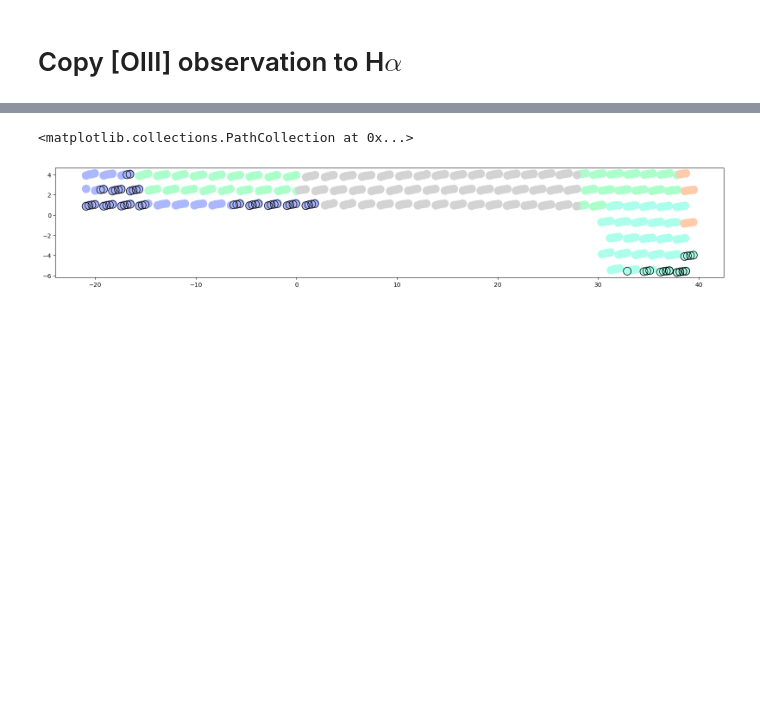
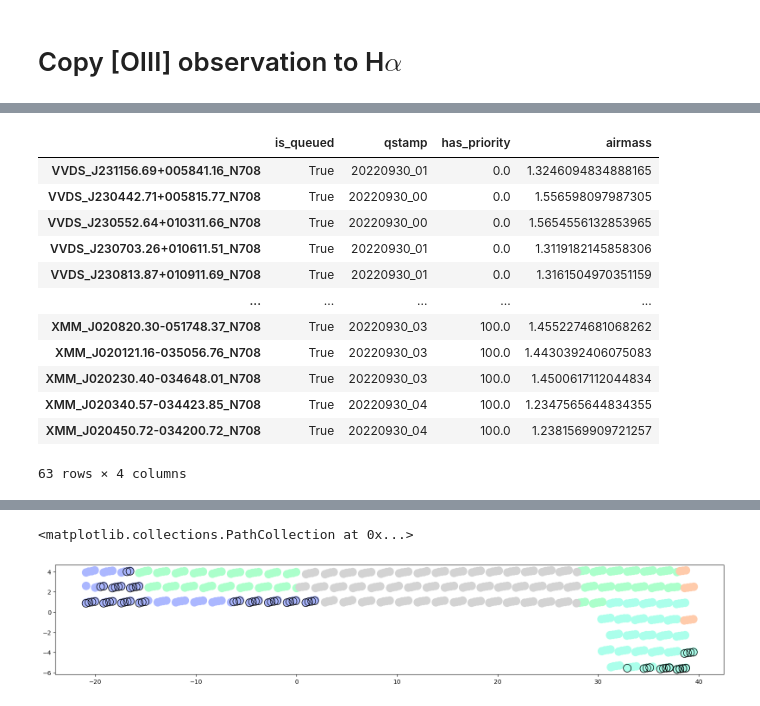
Before and after one commit to MerianSurvey/skipper, a Jupyter notebook: notebooks/2022B_EXECUTE.ipynb, the cells around one changed output, grey strips where cells are left out. Saved outputs shown, nothing was run; the diff lists cells and outputs as text; code cells hidden in the pictures; blank space fills up the shorter version.

```diff
--- a/notebooks/2022B_EXECUTE.ipynb
+++ b/notebooks/2022B_EXECUTE.ipynb
@@ -281,6 +281,22 @@ No back-up scripts available for [g, 5min]
 Next script for [g, 90sec] is ../json/backup_scripts/GAMA5197149/90sec/GAMA5197149_90secAGN_g_01.json
 No back-up scripts available for [r, 5min]
 Next script for [r, 90sec] is ../json/backup_scripts/GAMA5197149/90sec/GAMA5197149_90secAGN_r_01.json
+# %%
+is_queued_halpha.query('is_queued')
+# %% [output]
+|  | is_queued | qstamp | has_priority | airmass |
+| VVDS_J231156.69+005841.16_N708 | True | 20220930_01 | 0.0 | 1.3246094834888165 |
+| VVDS_J230442.71+005815.77_N708 | True | 20220930_00 | 0.0 | 1.556598097987305 |
+| VVDS_J230552.64+010311.66_N708 | True | 20220930_00 | 0.0 | 1.5654556132853965 |
+| VVDS_J230703.26+010611.51_N708 | True | 20220930_01 | 0.0 | 1.3119182145858306 |
+| VVDS_J230813.87+010911.69_N708 | True | 20220930_01 | 0.0 | 1.3161504970351159 |
+| ... | ... | ... | ... | ... |
+| XMM_J020820.30-051748.37_N708 | True | 20220930_03 | 100.0 | 1.4552274681068262 |
+| XMM_J020121.16-035056.76_N708 | True | 20220930_03 | 100.0 | 1.4430392406075083 |
+| XMM_J020230.40-034648.01_N708 | True | 20220930_03 | 100.0 | 1.4500617112044834 |
+| XMM_J020340.57-034423.85_N708 | True | 20220930_04 | 100.0 | 1.2347565644834355 |
+| XMM_J020450.72-034200.72_N708 | True | 20220930_04 | 100.0 | 1.2381569909721257 |
+63 rows × 4 columns
 # %%
 fig = plt.figure(figsize=(20,4))
 ax = plt.subplot(111)
```
Also changed, not shown: parts of 6 cells of this notebook, 27 other files.
